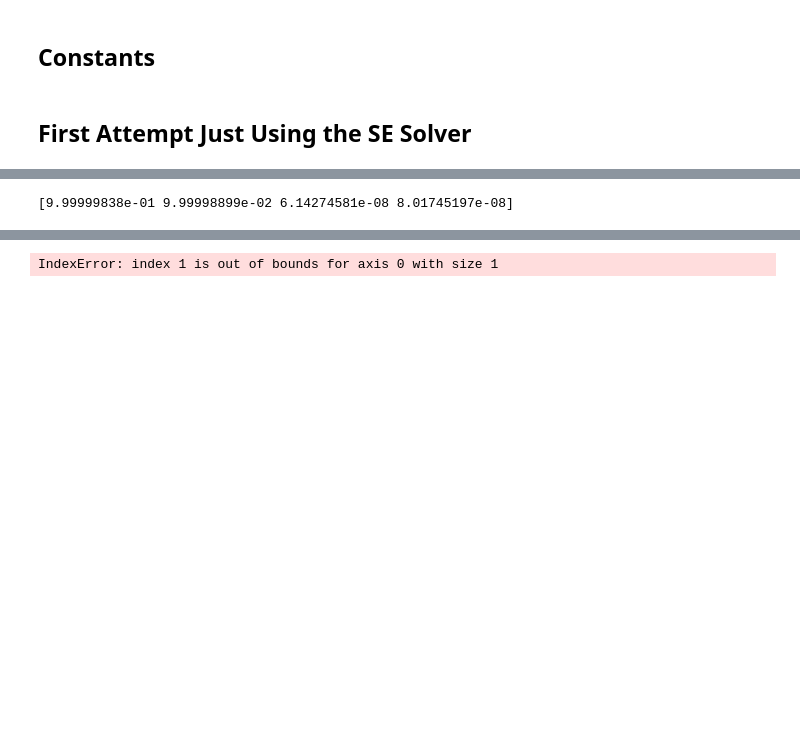
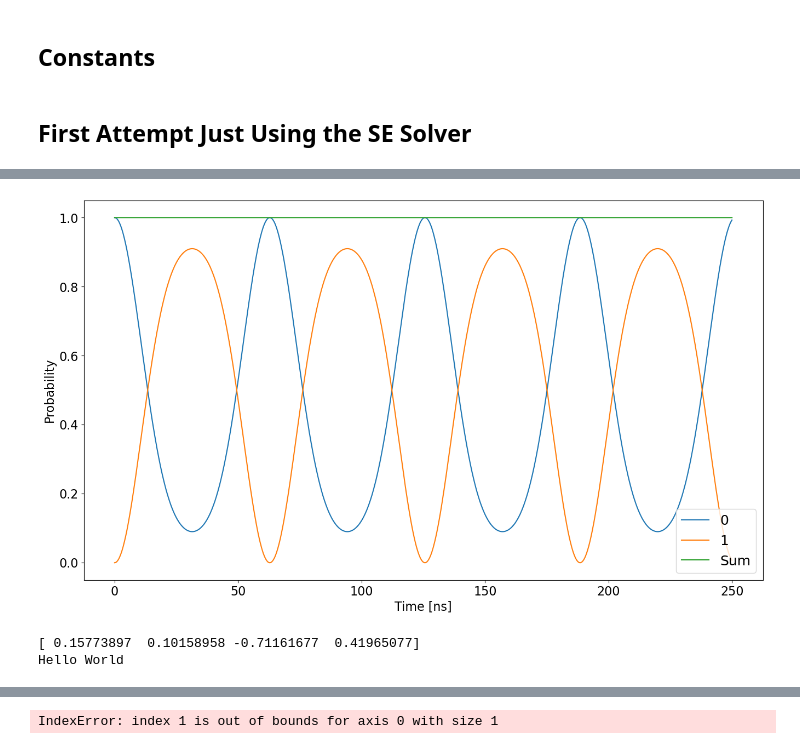
Before and after one commit to ZakEspley/TLS-Intro, a Jupyter notebook: QuTIP/DualField.ipynb, the cells around one changed output, grey strips where cells are left out. Saved outputs shown, nothing was run; the diff lists cells and outputs as text; code cells hidden in the pictures; blank space fills up the shorter version.

```diff
--- a/QuTIP/DualField.ipynb
+++ b/QuTIP/DualField.ipynb
@@ -58,9 +59,9 @@ def H2(t: float, args: dict):
 # %% [markdown]
 ## Constants
 # %%
-δν = 0
+δν = 0.05
 νp = 5
-Ωx = 0.1
+Ωx = 0.0633
 ϵ = 5
 Sx = σx()/2
 Sy = σy()/2
@@ -69,6 +70,6 @@ Sz = σz()/2
 ## First Attempt Just Using the SE Solver
 # %%
 ψ0 = basis(2,0)
-times = np.linspace(0,200,200)
+times = np.linspace(0,250,2500)
 result = sesolve(H2,ψ0, times, e_ops=[], args=dict(eps=ϵ, vp=νp, omegaX=Ωx, dv=δν), progress_bar=True)
 # %% [output]
@@ -85,7 +86,7 @@ Total run time:   1.48s
 # %%
 fig, ax = plt.subplots(figsize=(16,9))
 probs = np.abs(result.states) ** 2
-# ax.plot(result.times, probs[:,0], label="0")
+ax.plot(result.times, probs[:,0], label="0")
 ax.plot(result.times, probs[:,1], label="1")
 ax.plot(result.times, probs[:,1]+probs[:,0], label="Sum")
 
@@ -99,11 +98,14 @@ plt.show()
+[figure, added]
 # %%
 def sineSqFit(t,A,v,ϕ, DC):
     return A*(np.sin(v*t+ϕ))**2+DC
 # %%
 pop, pcov = curve_fit(sineSqFit, result.times, probs[:,1].flatten(), [1, 0.1, 0, 0 ])
 print(pop)
+print("Hello World")
 # %% [output]
-[9.99999838e-01 9.99998899e-02 6.14274581e-08 8.01745197e-08]
+[ 0.15773897  0.10158958 -0.71161677  0.41965077]
+Hello World
 # %%
 fig, ax = plt.subplots(figsize=(16,9))
 probs = np.abs(result.states) ** 2
```
Also changed, not shown: parts of 40 cells of this notebook.
